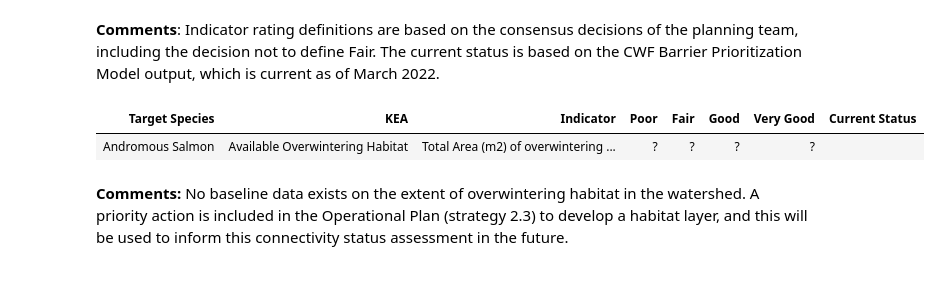
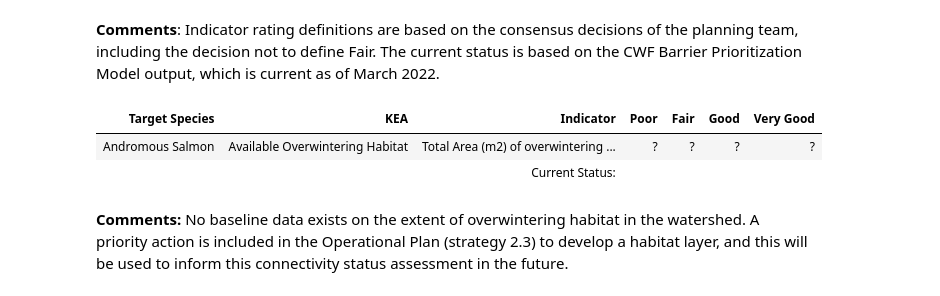
Before and after one commit to Canadian-Wildlife-Federation/Horsefly-WCRP, a Jupyter notebook: Tutorials/Jupyter_Book/mynewbook/_build/jupyter_execute/EcoAttributes.ipynb, the cells around one changed output. Saved outputs shown, nothing was run; the diff lists cells and outputs as text; code cells hidden in the pictures.

```diff
--- a/Tutorials/Jupyter_Book/mynewbook/_build/jupyter_execute/EcoAttributes.ipynb
+++ b/Tutorials/Jupyter_Book/mynewbook/_build/jupyter_execute/EcoAttributes.ipynb
@@ -108,39 +108,40 @@ df.style.applymap(highlighttab7).hide_index()
 # %%
 #creating table 7
 import pandas as pd
 import numpy as np
 import matplotlib as mpl
 
-df = pd.DataFrame({"Target Species":["Andromous Salmon"],
-                   "KEA":["Available Overwintering Habitat"],
-                   "Indicator":["Total Area (m2) of overwintering habitat accessible"],
-                   "Poor":["?"],
-                   "Fair":[" ?"],
-                   "Good":["? "],
-                   "Very Good":[" ? "],
-                   "Current Status":[""]
+df = pd.DataFrame({"Target Species":["Andromous Salmon",""],
+                   "KEA":["Available Overwintering Habitat",""],
+                   "Indicator":["Total Area (m2) of overwintering habitat accessible","Current Status:"],
+                   "Poor":["?",""],
+                   "Fair":[" ?",""],
+                   "Good":["? ",""],
+                   "Very Good":[" ? ",""]
                    })
 
 def highlighttab7b(val):
     red = '#ff0000;'
     yellow = '#ffff00;'
     lgreen = '#92d050;'
     dgreen = '#03853e;'
 
     if val=="?" : color = red
     elif val[0:].isdigit() and int(val) < 80 : color = red
     elif val==" ?": color = yellow
     elif val=="? "  : color = lgreen
     elif val[0:].isdigit() and (int(val) >= 80 and int(val) < 90) : color = lgreen
     elif val ==" ? ": color = dgreen
     elif val[0:].isdigit() and int(val) >= 90 : color = dgreen
+    elif val == "Current Status:" : return "font-weight: bold"
     else: color = 'white'
     return 'background-color: %s' % color
 
 df.style.applymap(highlighttab7b).hide_index()
 # %% [output]
-| Target Species | KEA | Indicator | Poor | Fair | Good | Very Good | Current Status |
-| Andromous Salmon | Available Overwintering Habitat | Total Area (m2) of overwintering ... | ? | ? | ? | ? |  |
+| Target Species | KEA | Indicator | Poor | Fair | Good | Very Good |
+| Andromous Salmon | Available Overwintering Habitat | Total Area (m2) of overwintering ... | ? | ? | ? | ? |
+|  |  | Current Status: |  |  |  |  |
 # %% [markdown]
 **Comments:** No baseline data exists on the extent of overwintering habitat in the watershed. A priority action is included in the Operational Plan (strategy 2.3) to develop a habitat layer, and this will be used to inform this connectivity status assessment in the future.
 # %% [markdown]
```
Also changed, not shown: 21 other files.
